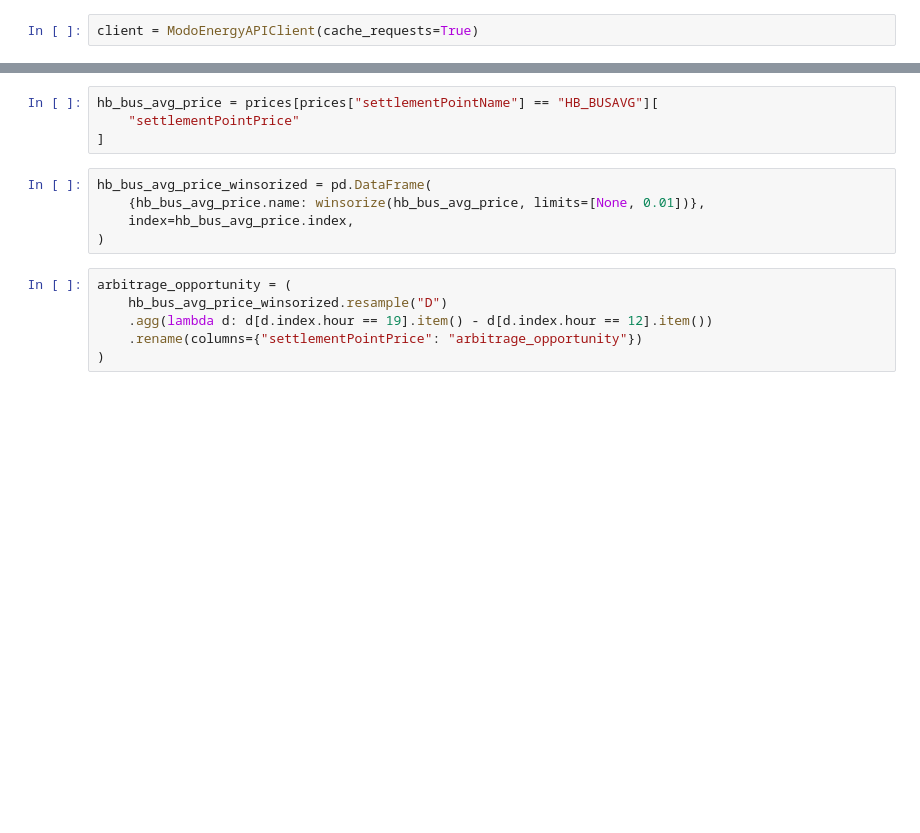
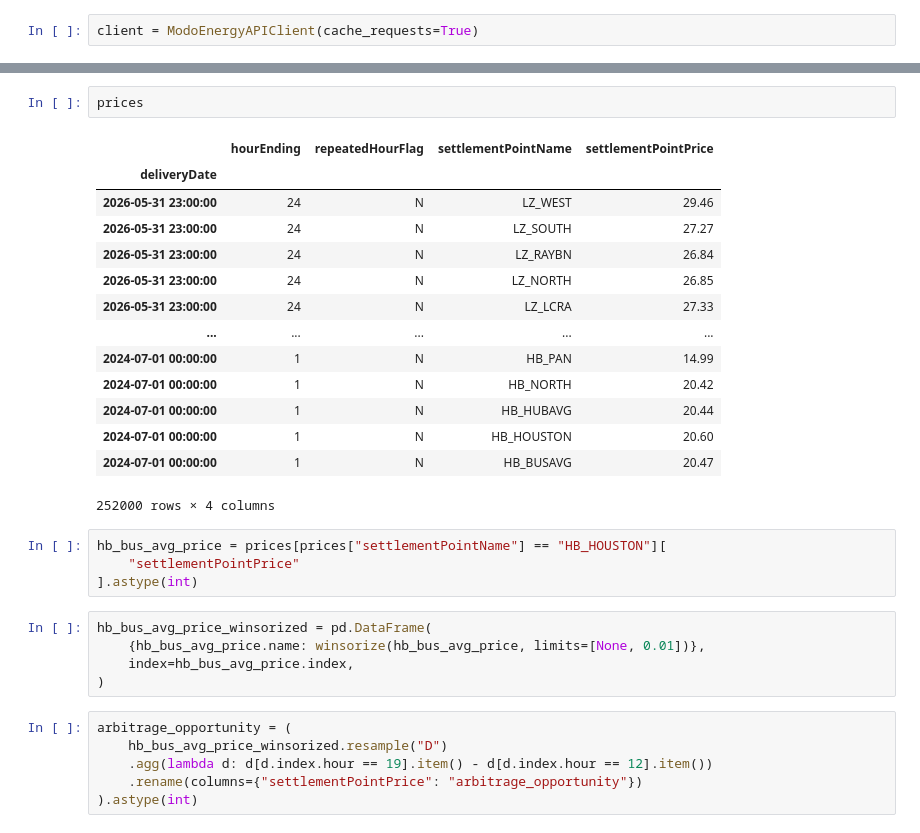
Before and after one commit to andrewkittredge/modo_energy, a Jupyter notebook: settlement-prices-scratch.ipynb, the cells around one changed output, grey strips where cells are left out. Saved outputs shown, nothing was run; the diff lists cells and outputs as text; blank space fills up the shorter version.

```diff
--- a/settlement-prices-scratch.ipynb
+++ b/settlement-prices-scratch.ipynb
@@ -16,7 +16,24 @@ Fetching pages : 26page [00:05,  4.37page/s]
+# %%
+prices
+# %% [output]
+|  | hourEnding | repeatedHourFlag | settlementPointName | settlementPointPrice |
+| deliveryDate |  |  |  |  |
+| 2026-05-31 23:00:00 | 24 | N | LZ_WEST | 29.46 |
+| 2026-05-31 23:00:00 | 24 | N | LZ_SOUTH | 27.27 |
+| 2026-05-31 23:00:00 | 24 | N | LZ_RAYBN | 26.84 |
+| 2026-05-31 23:00:00 | 24 | N | LZ_NORTH | 26.85 |
+| 2026-05-31 23:00:00 | 24 | N | LZ_LCRA | 27.33 |
+| ... | ... | ... | ... | ... |
+| 2024-07-01 00:00:00 | 1 | N | HB_PAN | 14.99 |
+| 2024-07-01 00:00:00 | 1 | N | HB_NORTH | 20.42 |
+| 2024-07-01 00:00:00 | 1 | N | HB_HUBAVG | 20.44 |
+| 2024-07-01 00:00:00 | 1 | N | HB_HOUSTON | 20.60 |
+| 2024-07-01 00:00:00 | 1 | N | HB_BUSAVG | 20.47 |
+252000 rows × 4 columns
 # %%
-hb_bus_avg_price = prices[prices["settlementPointName"] == "HB_BUSAVG"][
+hb_bus_avg_price = prices[prices["settlementPointName"] == "HB_HOUSTON"][
     "settlementPointPrice"
-]
+].astype(int)
 # %%
 hb_bus_avg_price_winsorized = pd.DataFrame(
     {hb_bus_avg_price.name: winsorize(hb_bus_avg_price, limits=[None, 0.01])},
@@ -27,4 +44,4 @@ arbitrage_opportunity = (
     hb_bus_avg_price_winsorized.resample("D")
     .agg(lambda d: d[d.index.hour == 19].item() - d[d.index.hour == 12].item())
     .rename(columns={"settlementPointPrice": "arbitrage_opportunity"})
-)
+).astype(int)
```
Also changed, not shown: parts of 9 cells of this notebook, 1 other file.
